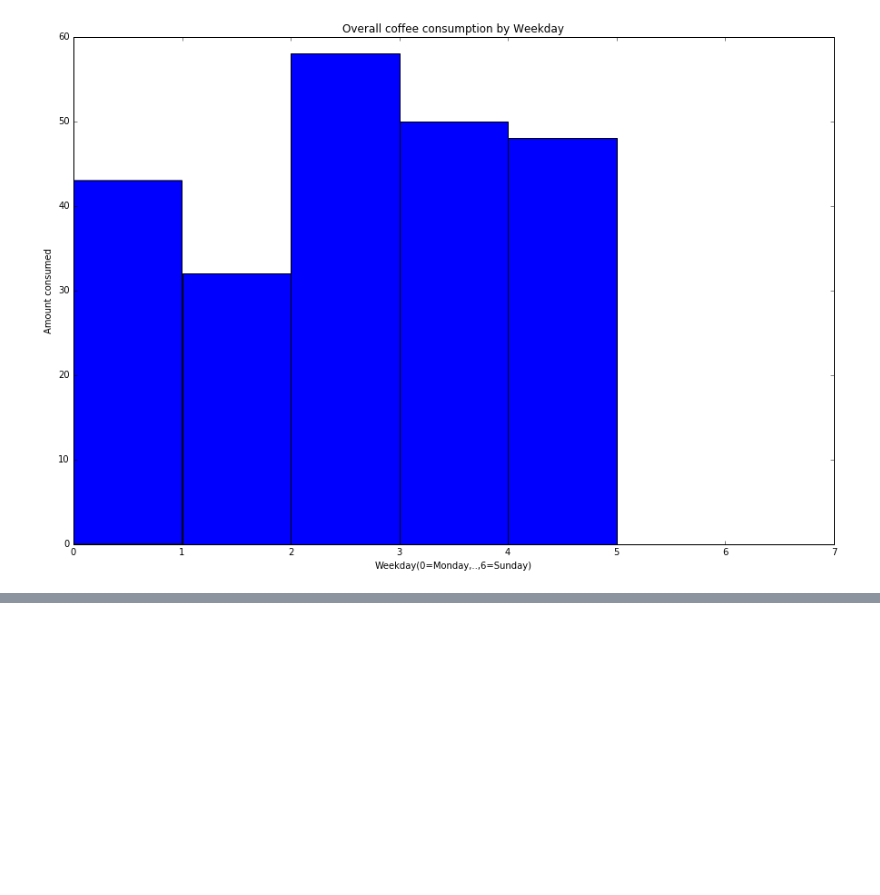
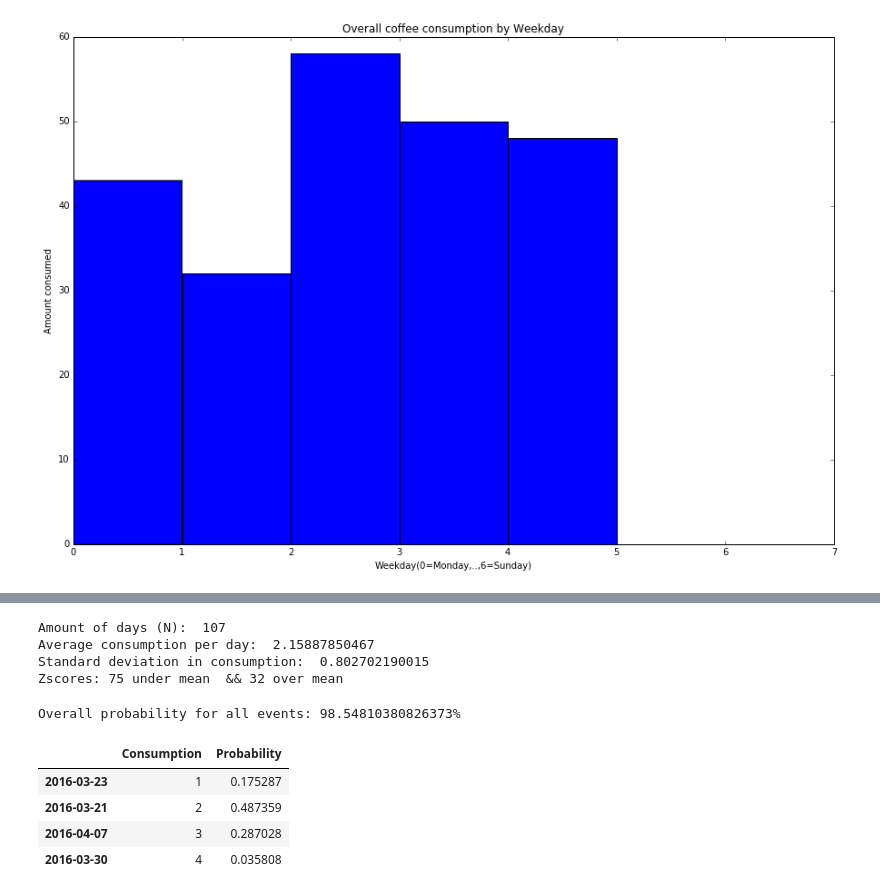
Before and after one commit to InRiPa/coffee-analysis, a Jupyter notebook: notebooks/02_ExploratoryDataAnalysis.ipynb, the cells around one changed output, grey strips where cells are left out. Drawn from its saved outputs; the diff is of its cells as text; code cells hidden in the pictures; blank space fills up the shorter version.

Commit message:
added zscores and normal distribution probability

```diff
--- a/notebooks/02_ExploratoryDataAnalysis.ipynb
+++ b/notebooks/02_ExploratoryDataAnalysis.ipynb
@@ -93,0 +94,32 @@ Standard deviation in consumption:  0.802702190015
+# %%
+mean_consumption = perDayConsumption.sum()/len(perDayConsumption)  # perDayConsumption.mean()
+std_consumption = np.sqrt((perDayConsumption - mean_consumption).dot(perDayConsumption - mean_consumption)/(len(perDayConsumption)-1))# perDayConsumption.std()
+
+# Z-scores
+# negative valus lower than the mean, positive are greater
+zScores = (perDayConsumption - mean_consumption)/std_consumption
+
+print("Amount of days (N): ", len(perDayConsumption))
+print("Average consumption per day: ",mean_consumption)
+print("Standard deviation in consumption: ",std_consumption)
+print("Zscores: {0} under mean  && {1} over mean".format(len(zScores[zScores < 0]),len(zScores[zScores >= 0])));
+# %% [output]
+Amount of days (N):  107
+Average consumption per day:  2.15887850467
+Standard deviation in consumption:  0.802702190015
+Zscores: 75 under mean  && 32 over mean
+# %%
+# normal distribution assumption: probability of specific consumption
+normDist = 1/(std_consumption * np.sqrt(2*np.pi)) * np.exp((-1/2) * np.power(zScores,2))
+prob = pd.concat([perDayConsumption,normDist],axis=1 )
+prob.columns = ['Consumption', 'Probability']
+
+print("Overall probability for all events: {0}%".format(prob.drop_duplicates().Probability.sum()*100))
+prob.drop_duplicates().sort_values('Consumption') # display probabilites of coffee consumption
+# %% [output]
+Overall probability for all events: 98.54810380826373%
+|  | Consumption | Probability |
+| 2016-03-23 | 1 | 0.175287 |
+| 2016-03-21 | 2 | 0.487359 |
+| 2016-04-07 | 3 | 0.287028 |
+| 2016-03-30 | 4 | 0.035808 |
```
Also changed, not shown: parts of 2 cells of this notebook.
